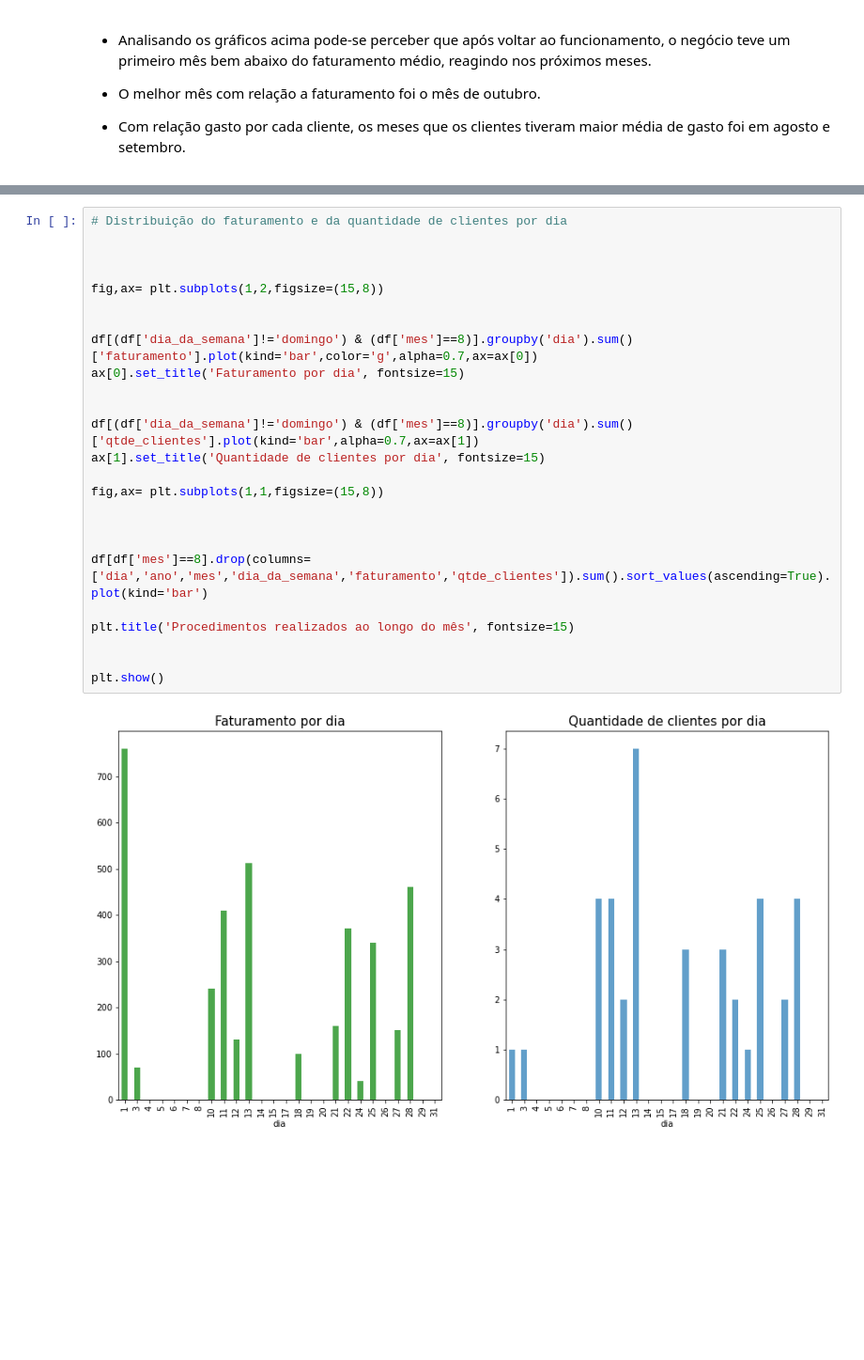
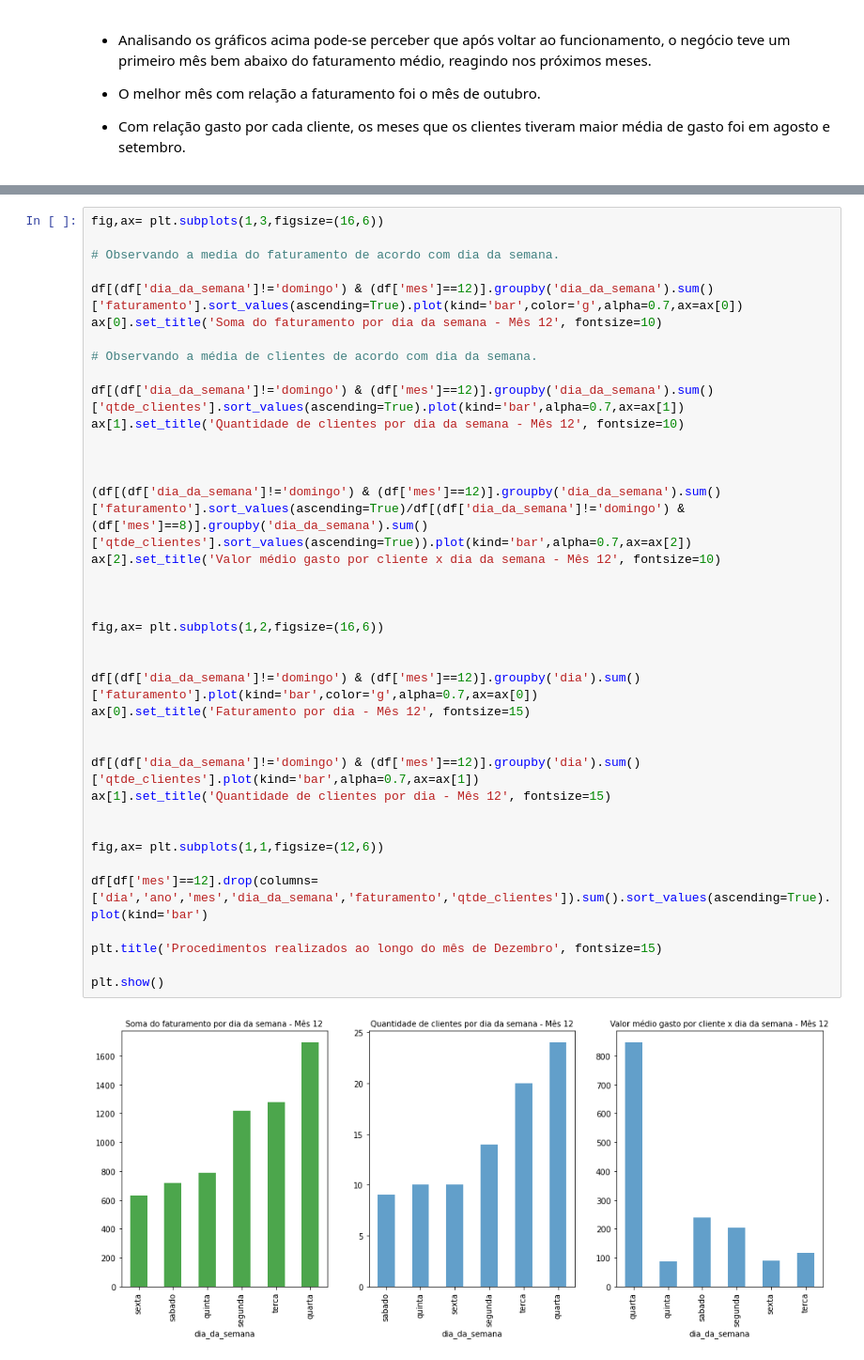
Before and after one commit to robertferro/previsao_faturamento_studio_estetica, a Jupyter notebook: 2 - Análise exploratória dos dados (EDA)/EDA_studio.ipynb, the cells around one changed output, grey strips where cells are left out. Shown: that part at 94% size. Drawn from its saved outputs; the diff is of its cells as text; blank space fills up the shorter version.

```diff
--- a/2 - Análise exploratória dos dados (EDA)/EDA_studio.ipynb
+++ b/2 - Análise exploratória dos dados (EDA)/EDA_studio.ipynb
@@ -237,27 +454,40 @@ plt.show()
 # %%
-# Distribuição do faturamento e da quantidade de clientes por dia
+fig,ax= plt.subplots(1,3,figsize=(16,6))
+
+# Observando a media do faturamento de acordo com dia da semana.
+
+df[(df['dia_da_semana']!='domingo') & (df['mes']==12)].groupby('dia_da_semana').sum()['faturamento'].sort_values(ascending=True).plot(kind='bar',color='g',alpha=0.7,ax=ax[0])
+ax[0].set_title('Soma do faturamento por dia da semana - Mês 12', fontsize=10)
+
+# Observando a média de clientes de acordo com dia da semana.
+
+df[(df['dia_da_semana']!='domingo') & (df['mes']==12)].groupby('dia_da_semana').sum()['qtde_clientes'].sort_values(ascending=True).plot(kind='bar',alpha=0.7,ax=ax[1])
+ax[1].set_title('Quantidade de clientes por dia da semana - Mês 12', fontsize=10)
 
 
 
-fig,ax= plt.subplots(1,2,figsize=(15,8))
-
-
-df[(df['dia_da_semana']!='domingo') & (df['mes']==8)].groupby('dia').sum()['faturamento'].plot(kind='bar',color='g',alpha=0.7,ax=ax[0])
-ax[0].set_title('Faturamento por dia', fontsize=15)
-
-
-df[(df['dia_da_semana']!='domingo') & (df['mes']==8)].groupby('dia').sum()['qtde_clientes'].plot(kind='bar',alpha=0.7,ax=ax[1])
-ax[1].set_title('Quantidade de clientes por dia', fontsize=15)
-
-fig,ax= plt.subplots(1,1,figsize=(15,8))
+(df[(df['dia_da_semana']!='domingo') & (df['mes']==12)].groupby('dia_da_semana').sum()['faturamento'].sort_values(ascending=True)/df[(df['dia_da_semana']!='domingo') & (df['mes']==8)].groupby('dia_da_semana').sum()['qtde_clientes'].sort_values(ascending=True)).plot(kind='bar',alpha=0.7,ax=ax[2])
+ax[2].set_title('Valor médio gasto por cliente x dia da semana - Mês 12', fontsize=10)
 
 
 
-df[df['mes']==8].drop(columns=['dia','ano','mes','dia_da_semana','faturamento','qtde_clientes']).sum().sort_values(ascending=True).plot(kind='bar')
-
-plt.title('Procedimentos realizados ao longo do mês', fontsize=15)
+fig,ax= plt.subplots(1,2,figsize=(16,6))
 
 
+df[(df['dia_da_semana']!='domingo') & (df['mes']==12)].groupby('dia').sum()['faturamento'].plot(kind='bar',color='g',alpha=0.7,ax=ax[0])
+ax[0].set_title('Faturamento por dia - Mês 12', fontsize=15)
+
+
+df[(df['dia_da_semana']!='domingo') & (df['mes']==12)].groupby('dia').sum()['qtde_clientes'].plot(kind='bar',alpha=0.7,ax=ax[1])
+ax[1].set_title('Quantidade de clientes por dia - Mês 12', fontsize=15)
+
+
+fig,ax= plt.subplots(1,1,figsize=(12,6))
+
+df[df['mes']==12].drop(columns=['dia','ano','mes','dia_da_semana','faturamento','qtde_clientes']).sum().sort_values(ascending=True).plot(kind='bar')
+
+plt.title('Procedimentos realizados ao longo do mês de Dezembro', fontsize=15)
+
 plt.show()
 # %% [output]
-[figure, old version]
+[figure, new version]
```
Also changed, not shown: parts of 19 cells of this notebook.
